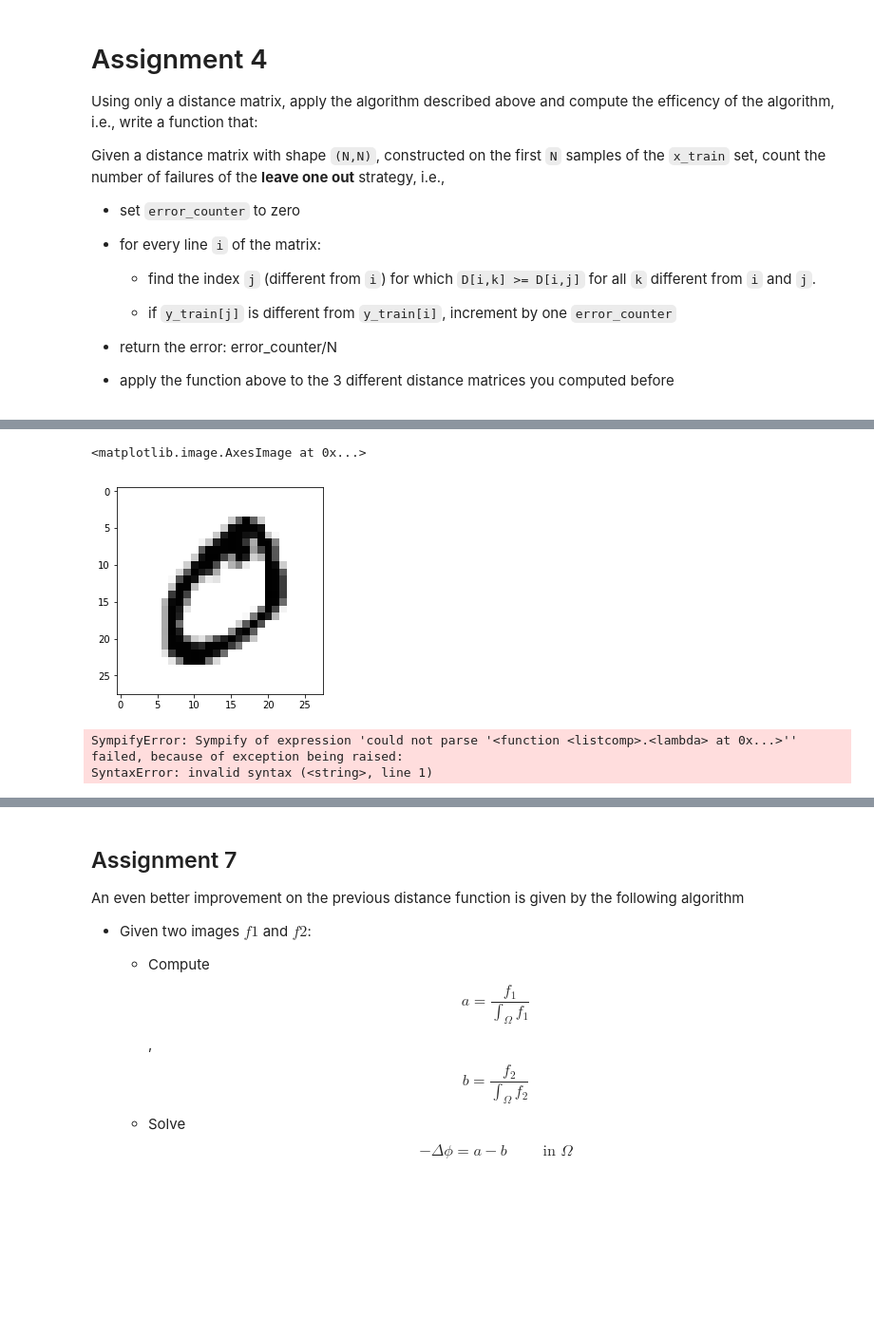
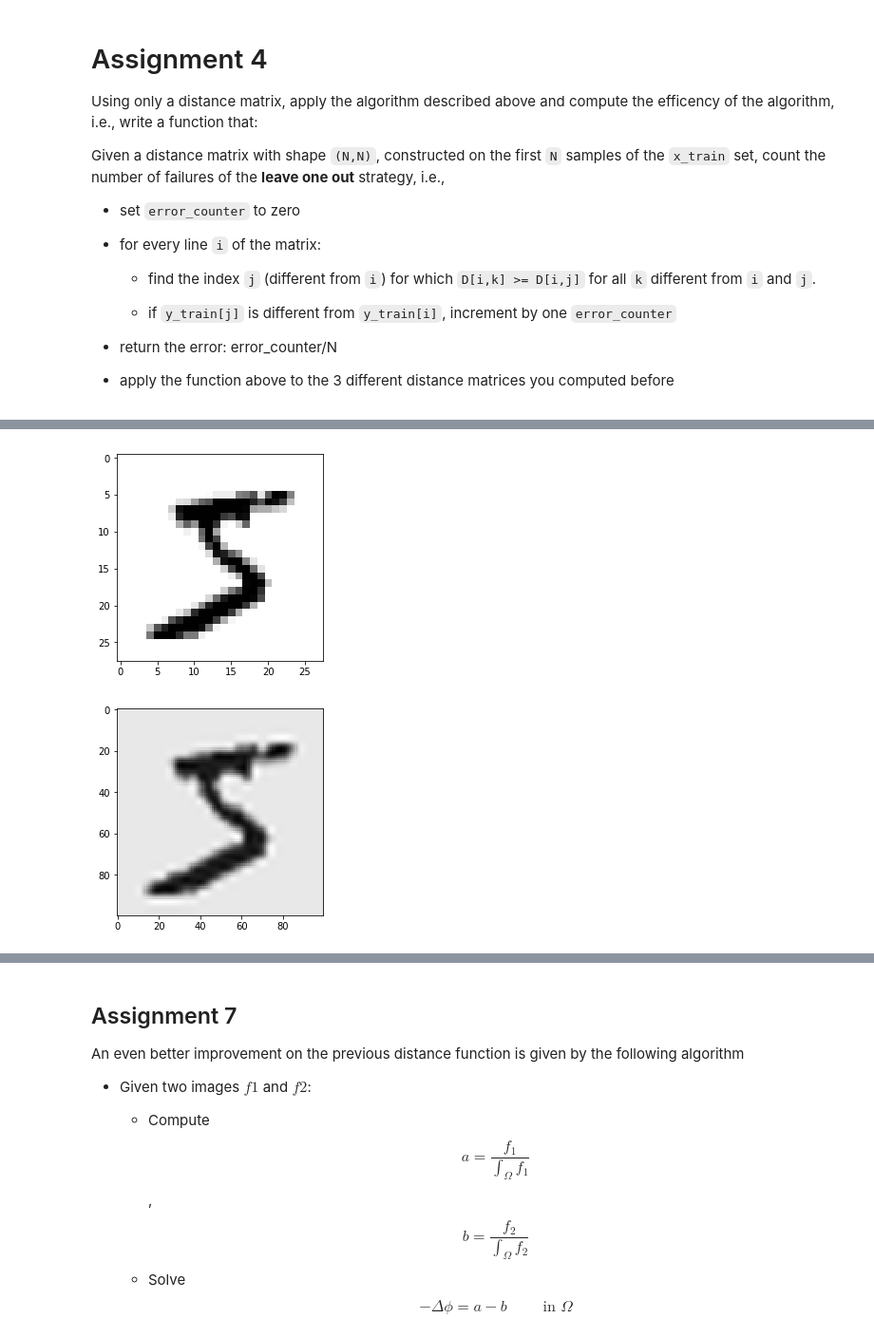
Before and after one commit to samadio/P1.4_seed, a Jupyter notebook: final_project/final_project_2018-2019.ipynb, the cells around one changed output, grey strips where cells are left out. Shown at 95% size. Saved outputs shown, nothing was run; the diff lists cells and outputs as text; code cells hidden in the pictures; blank space fills up the shorter version.

Commit message:
results 800

```diff
--- a/final_project/final_project_2018-2019.ipynb
+++ b/final_project/final_project_2018-2019.ipynb
@@ -400,51 +318,22 @@ Wall time: 1min 52s
-# %%
-imshow(x_train[1],cmap='gray_r')
-# %% [output]
-<matplotlib.image.AxesImage at 0x...>
-[figure, removed]
-# %%
-#result of the previous
-result1=0.014712721696206538
-
-#compute integrals
-
-N=1600
-approx=[approx(x_train[i]) for i in range(N)] #list of approximations (spline)
-x_deriv=[lambda x,y: float(approx[i](x,y,dx=1)) for i in range(N)]
-y_deriv=[lambda x,y: float(approx[i](x,y,dy=1)) for i in range(N)]
-integrals=[f.integral(0,27,0,27) for f in approx] #integrals of func
-dx_sq_integrals=[integrate(lambda x,y: f(x,y)**2) for f in x_deriv]
-dy_sq_integrals=[integrate(lambda x,y: f(x,y)**2) for f in y_deriv]
-
-
-'''Riemann method'''
-def d_H1(f1,f2):
-    i1=approx.index(f1)
-    i2=approx.index(f2)
-
-    term1=(1/integrals[i1])**2*   (dx_sq_integrals[i1]+integrate(lambda x,y: float(approx[i1](x,y))**2))
-    term2=(1/integrals[i2])**2*   (dx_sq_integrals[i2]+integrate(lambda x,y: float(approx[i2](x,y))**2))
-    interm=integrate(x_deriv[i1]*x_deriv[i2]) +integrate(y_deriv[i1]*y_deriv[i2])
-    mixed= -2*(1/integrals[i1])*(1/integrals[i2])*(interm+(integrate(lambda x,y:float(approx[i1](x,y))*float(approx[i2](x,y)))))
-    return term1+term2+mixed
-
-def integrate(fun):
-    result=0
-    n=500
-    x=linspace(0,27,n)
-    for i in x:
-        for j in x:
-            result+= fun(i,j)
-    return result*(27/n)**2
-
-
-
-
-result2=integrate(interpol1,interpol2)
-relative_err=(result1-result2)/(result1)
-print(relative_err*100)
-
-D_h1_1600=dist_matr(1600,d_H1)
-# %% [output]
-SympifyError: Sympify of expression 'could not parse '<function <listcomp>.<lambda> at 0x...>'' failed, because of exception being raised:
-SyntaxError: invalid syntax (<string>, line 1)
+# %%
+import scipy.interpolate
+import scipy.integrate
+
+
+def f(img):
+    '''Return a function that represents an image'''
+    return scipy.interpolate.RectBivariateSpline(range(28), range(28), img, kx=2, ky=2)
+
+##Test the above function with an image from the training data
+%time img_approximation = f(x_train[0])
+img_fun = lambda x,y: float(img_approximation(x,y)) #create an utility function to avaluate img_approximation
+nodes = linspace(0,27,100) #nodes in which to compute the function
+grid = list() #values of the function at the tested nodes
+for x in nodes:
+    grid.append([img_fun(x,y) for y in nodes])
+
+imshow(x_train[0],cmap='gray_r')
+show()
+imshow(grid, cmap='gray_r')
+show()
+# %% [output]
@@ -450,0 +342,2 @@ SyntaxError: invalid syntax (<string>, line 1)
+[figure, added]
+[figure, added]
```
Also changed, not shown: parts of 27 cells of this notebook.
